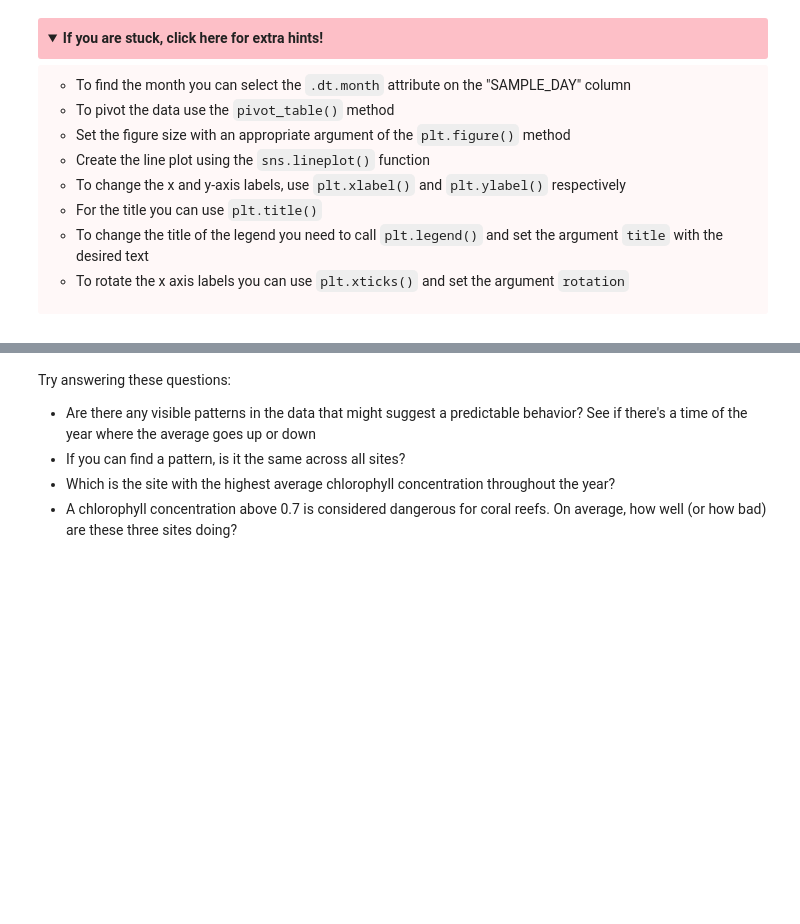
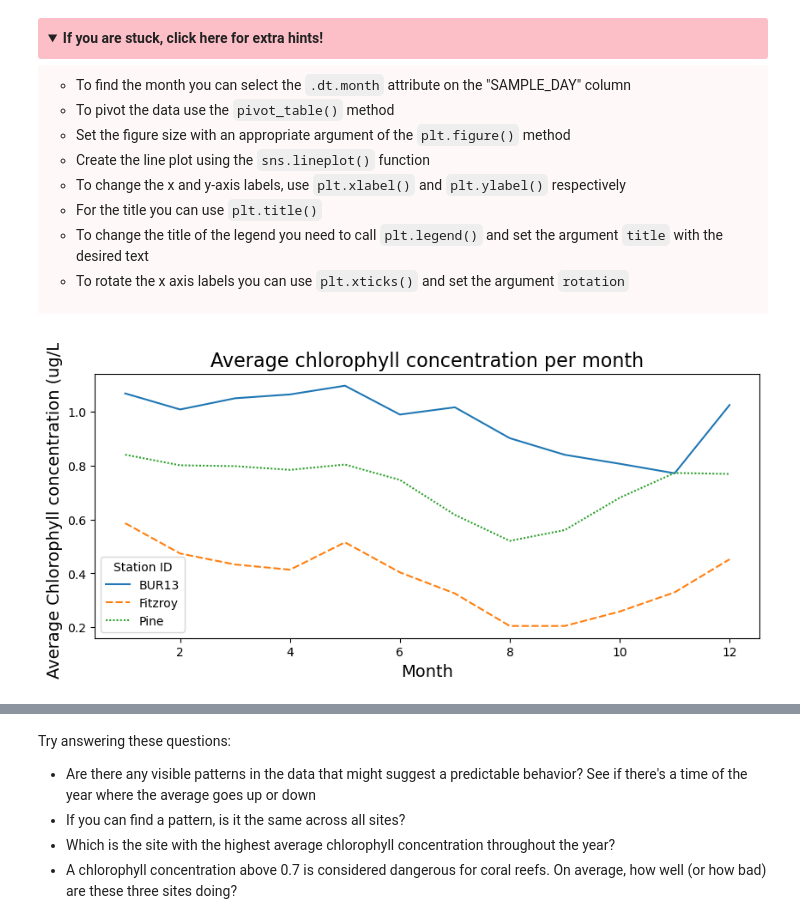
Before and after one commit to dennislamcv1/DEEPAIDA, a Jupyter notebook: Python for Data Analytics/C3M5_Assignment.ipynb, the cells around one changed output, grey strips where cells are left out. Cells and saved outputs as stored; diff of their text form; code cells hidden in the pictures; folded sections open; blank space fills up the shorter version.

```diff
--- a/Python for Data Analytics/C3M5_Assignment.ipynb
+++ b/Python for Data Analytics/C3M5_Assignment.ipynb
@@ -428,42 +469,44 @@ If you are stuck, click here for extra hints!</summary>
 # %%
 # GRADED CELL: Exercise 5
 
 ### START CODE HERE ###
 
 # add the MONTH column, you can use the .dt.month method for this
-df["MONTH"] = None
+df["MONTH"] = df["SAMPLE_DAY"].dt.month
 
 # pivot the table
-pivoted_df = df.pivot_table(index=None,
-                      columns=None,
-                      values=None,
-                      aggfunc=None
+pivoted_df = df.pivot_table(index="MONTH",
+                      columns="STATION_ID",
+                      values="CHL_QA_AVG",
+                      aggfunc='mean'
                       )
 
 # set the figure size to (10,4)
-plt.figure(None)
+plt.figure(figsize=(10,4))
 
 # create the line plot
-ax_monthly_chl = sns.lineplot(None)
+ax_monthly_chl = sns.lineplot(data=pivoted_df)
 
 # set the x label
-plt.None
+plt.xlabel("Month", fontsize=14)
 
 # set the ylabel
-plt.None
+plt.ylabel("Average Chlorophyll concentration (ug/L)", fontsize=14)
 
 # change the legend title
-plt.None
+plt.legend(title="Station ID")
 
 # set the rotation for the xticks
-plt.None
+plt.xticks(rotation=0, fontsize=10)
 
 # set the title
-plt.None
+plt.title("Average chlorophyll concentration per month", fontsize=16)
 
 ### END CODE HERE ###
 
 plt.show()
+# %% [output]
+[figure, added]
 # %% [markdown]
 <details>
 <summary style="background-color: #c6e2ff6c; padding: 10px; border-radius: 3px; box-shadow: 0 2px 4px rgba(0, 0, 0, 0.01); width: 95%; text-align: left; cursor: pointer; font-weight: bold;">
```
Also changed, not shown: parts of 17 cells of this notebook.
